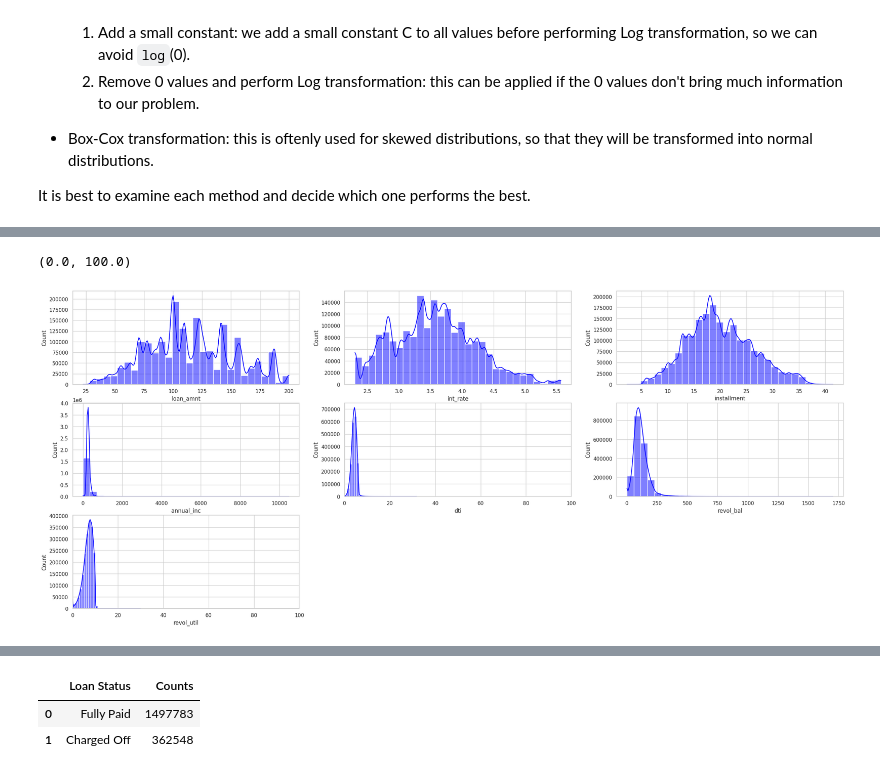
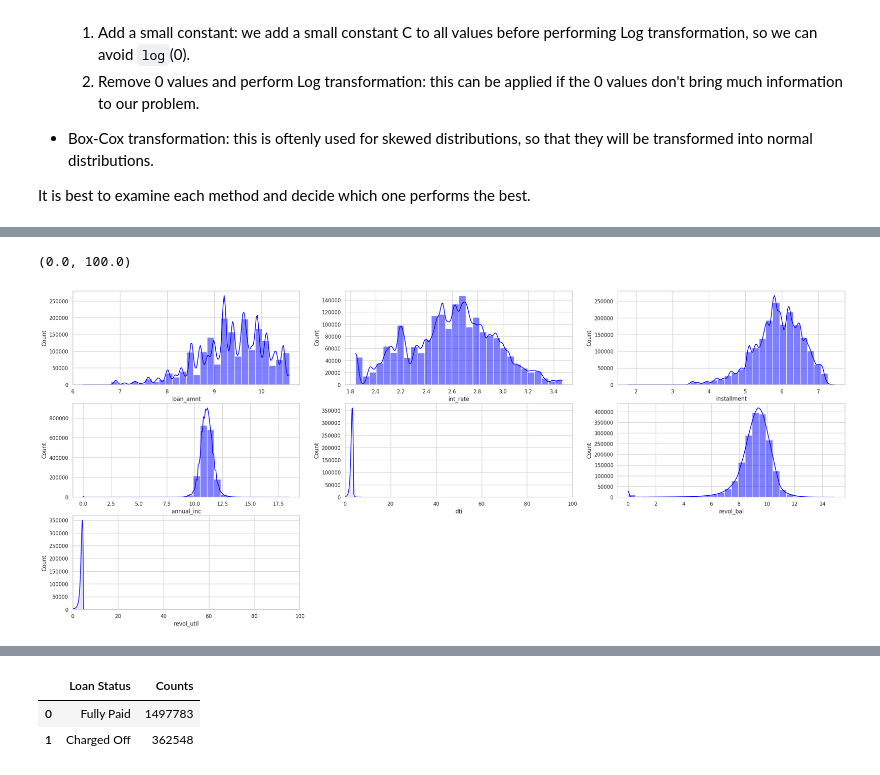
Before and after one commit to noahnguyen2004/Loan-Default-Prediction, a Jupyter notebook: loan_lending.ipynb, the cells around one changed output, grey strips where cells are left out. Saved outputs shown, nothing was run; the diff lists cells and outputs as text; code cells hidden in the pictures.

```diff
--- a/loan_lending.ipynb
+++ b/loan_lending.ipynb
@@ -572,0 +573,4 @@ def log_transform(data):
+# %%
+log_test_data = df[:]                               # make a copy of df and pass into log_test_data
+log_test_tf = log_transform(log_test_data)
+log_test_tf.head()
@@ -573,30 +584,31 @@ def log_transform(data):
 # %%
+# @title
 plt.figure(figsize=(30, 30))  # Adjust the figure size as needed
 sns.set(style="whitegrid")
 
 plt.subplot(7, 3, 1)
-sns.histplot(x='loan_amnt', data=df, bins=30, kde=True, color='blue')
+sns.histplot(x='loan_amnt', data=log_test_tf, bins=30, kde=True, color='blue')
 
 plt.subplot(7, 3, 2)
-sns.histplot(x='int_rate', data=df, bins=30, kde=True, color='blue')
+sns.histplot(x='int_rate', data=log_test_tf, bins=30, kde=True, color='blue')
 
 plt.subplot(7, 3, 3)
-sns.histplot(x='installment', data=df , bins=30, kde=True, color='blue')
+sns.histplot(x='installment', data=log_test_tf , bins=30, kde=True, color='blue')
 
 plt.subplot(7, 3, 4)
-sns.histplot(x='annual_inc', data=df, bins=30, kde=True, color='blue')
+sns.histplot(x='annual_inc', data=log_test_tf, bins=30, kde=True, color='blue')
 
 plt.subplot(7, 3, 5)
-sns.histplot(x='dti', data=df, bins=30, kde=True, color='blue')
+sns.histplot(x='dti', data=log_test_tf, bins=30, kde=True, color='blue')
 plt.xlim(0, 100)
 
 
 plt.subplot(7, 3, 6)
-sns.histplot(x='revol_bal', data=df, bins=30, kde=True, color='blue')
+sns.histplot(x='revol_bal', data=log_test_tf, bins=30, kde=True, color='blue')
 
 plt.subplot(7, 3, 7)
-sns.histplot(x='revol_util', data=df, bins=30, kde=True, color='blue')
+sns.histplot(x='revol_util', data=log_test_tf, bins=30, kde=True, color='blue')
 plt.xlim(0, 100)
 # %% [output]
 (0.0, 100.0)
-[figure, old version]
+[figure, new version]
```
Also changed, not shown: parts of 9 cells of this notebook.
